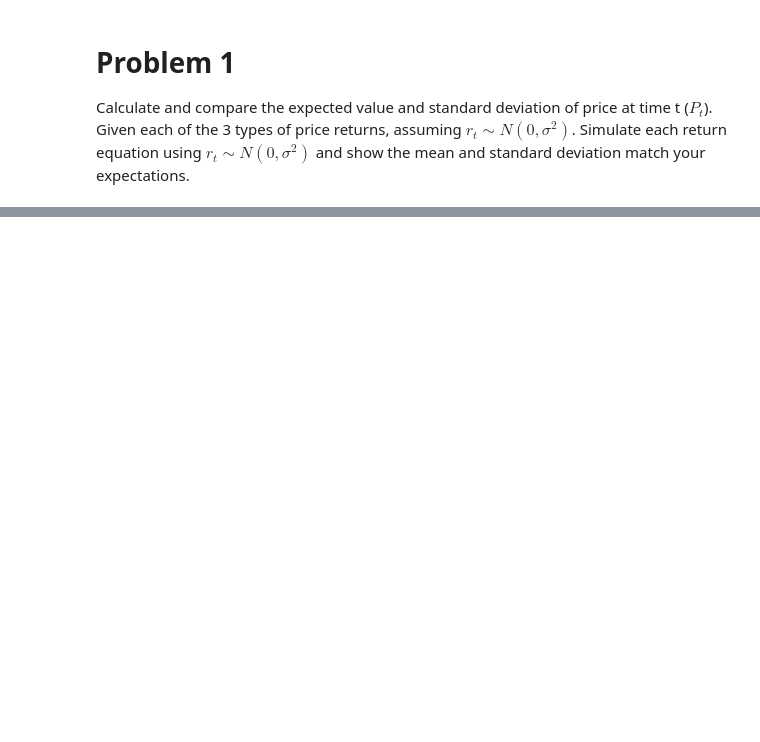
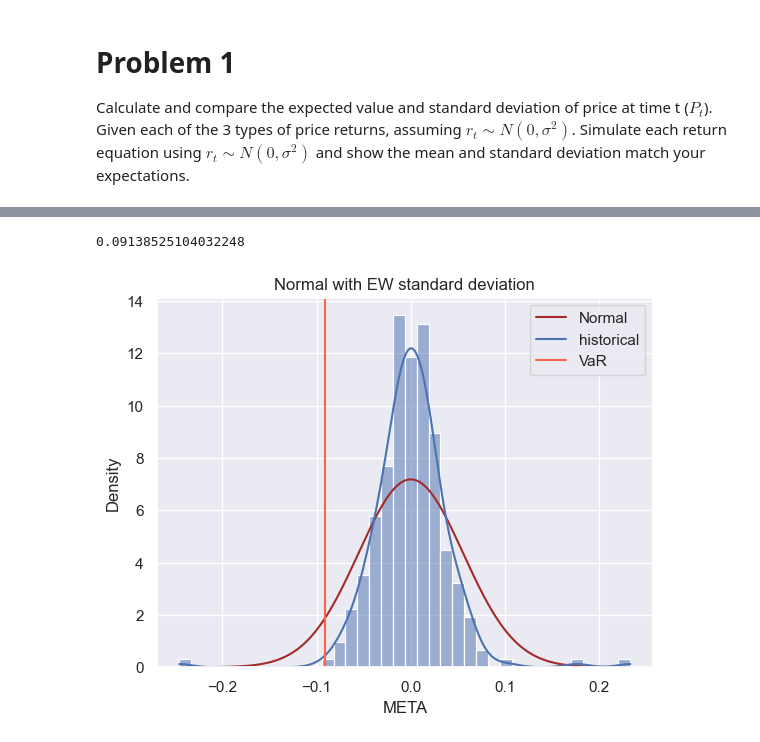
Before and after one commit to QijunYang1/Quantitative-Risk-Management, a Jupyter notebook: week04/Project-4.ipynb, the cells around one changed output, grey strips where cells are left out. Drawn from its saved outputs; the diff is of its cells as text; code cells hidden in the pictures; blank space fills up the shorter version.

```diff
--- a/week04/Project-4.ipynb
+++ b/week04/Project-4.ipynb
@@ -332,0 +348,5 @@ array([2.8, 6.4, 5.8])
+# %%
+VaR(META).normal('EWMA',plot=True)
+# %% [output]
+0.09138525104032248
+[figure, added]
```
Also changed, not shown: parts of 28 cells of this notebook, 1 other file.
